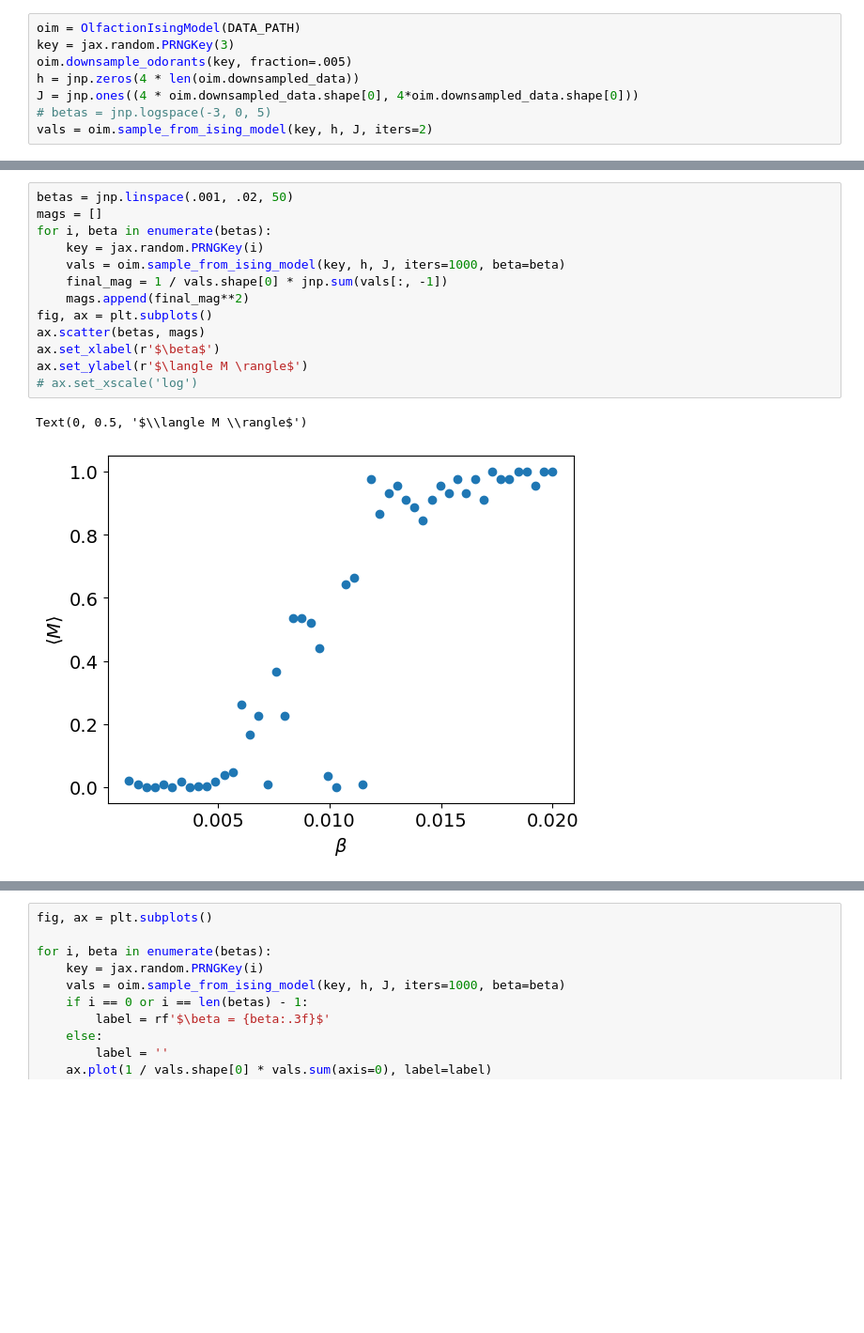
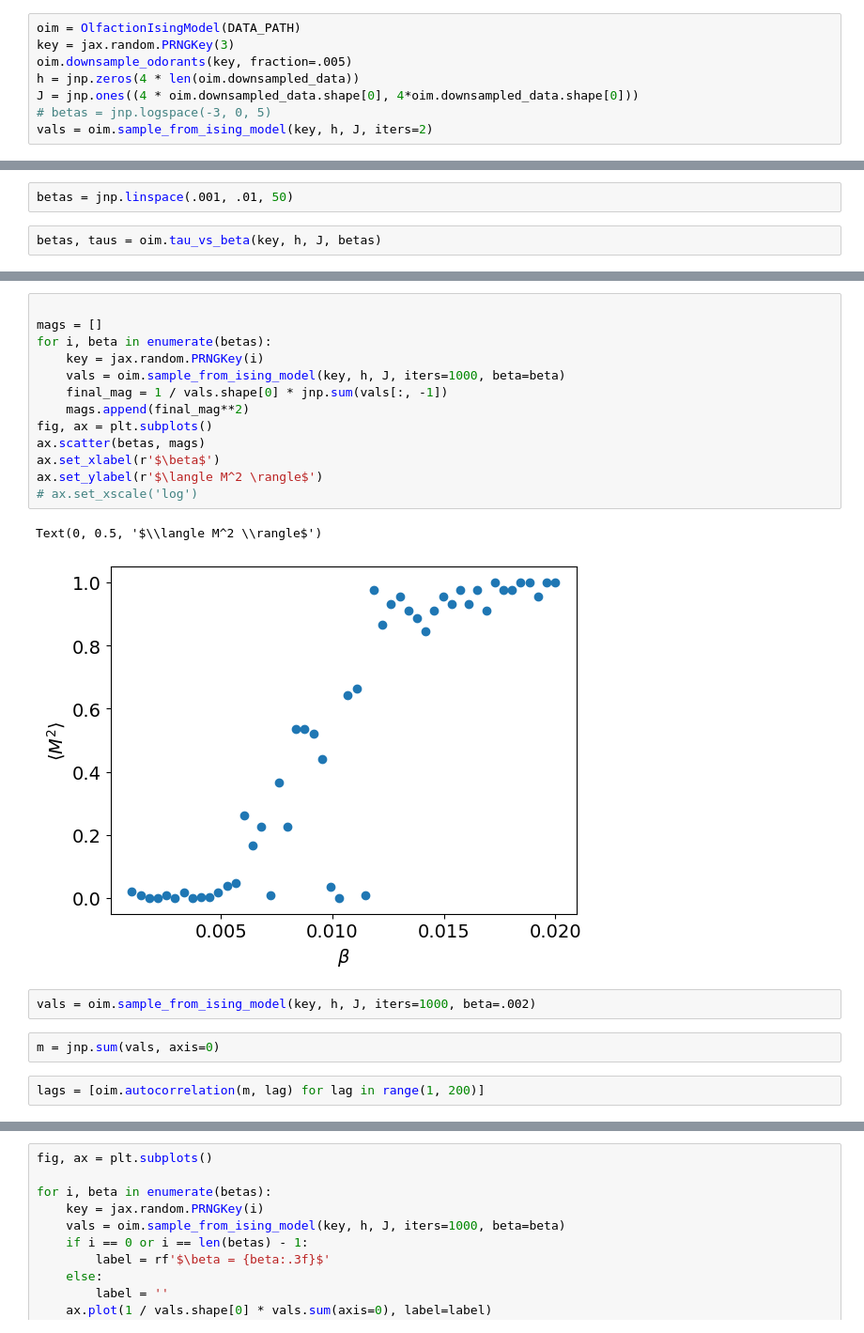
Before and after one commit to juancarlosfdc/noncanonical-olfaction, a Jupyter notebook: ising/fit_ising_model.ipynb, the cells around one changed output, grey strips where cells are left out. Shown at 94% size. Drawn from its saved outputs; the diff is of its cells as text; blank space fills up the shorter version.

Commit message:
estimate autocorrelations &c.

```diff
--- a/ising/fit_ising_model.ipynb
+++ b/ising/fit_ising_model.ipynb
@@ -105,0 +119,4 @@ vals.shape
+# %%
+betas = jnp.linspace(.001, .01, 50)
+# %%
+betas, taus = oim.tau_vs_beta(key, h, J, betas)
@@ -106,16 +128,22 @@ vals.shape
 # %%
-betas = jnp.linspace(.001, .02, 50)
+
 mags = []
 for i, beta in enumerate(betas):
     key = jax.random.PRNGKey(i)
     vals = oim.sample_from_ising_model(key, h, J, iters=1000, beta=beta)
     final_mag = 1 / vals.shape[0] * jnp.sum(vals[:, -1])
     mags.append(final_mag**2)
 fig, ax = plt.subplots()
 ax.scatter(betas, mags)
 ax.set_xlabel(r'$\beta$')
-ax.set_ylabel(r'$\langle M \rangle$')
+ax.set_ylabel(r'$\langle M^2 \rangle$')
 # ax.set_xscale('log')
 # %% [output]
-Text(0, 0.5, '$\\langle M \\rangle$')
+Text(0, 0.5, '$\\langle M^2 \\rangle$')
-[figure, old version]
+[figure, new version]
+# %%
+vals = oim.sample_from_ising_model(key, h, J, iters=1000, beta=.002)
+# %%
+m = jnp.sum(vals, axis=0)
+# %%
+lags = [oim.autocorrelation(m, lag) for lag in range(1, 200)]
```
Also changed, not shown: parts of 4 cells of this notebook.
